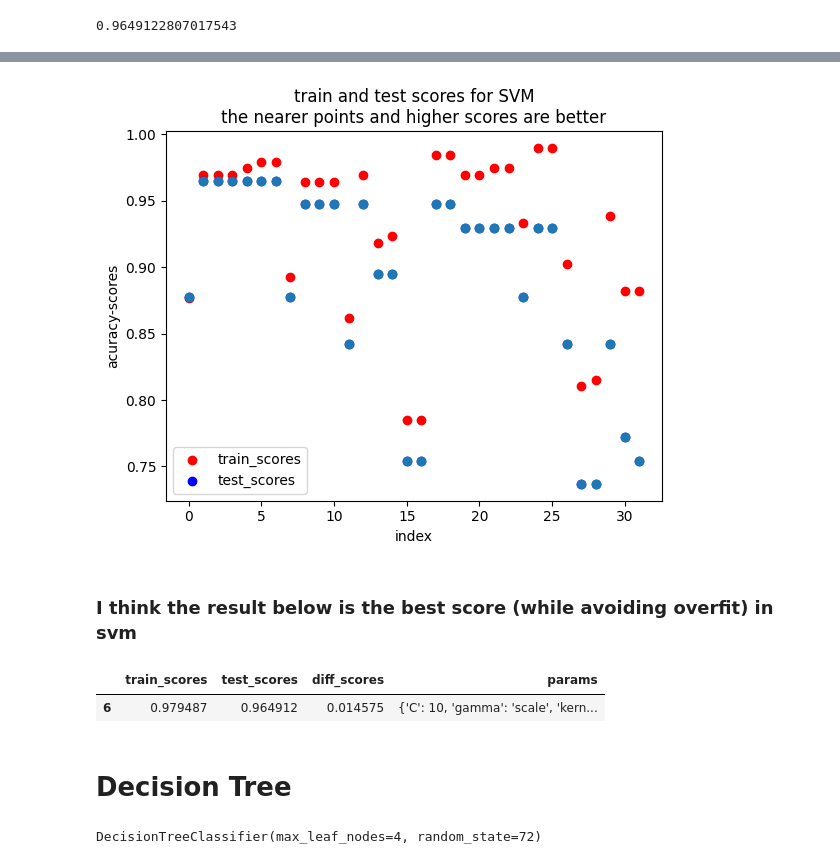
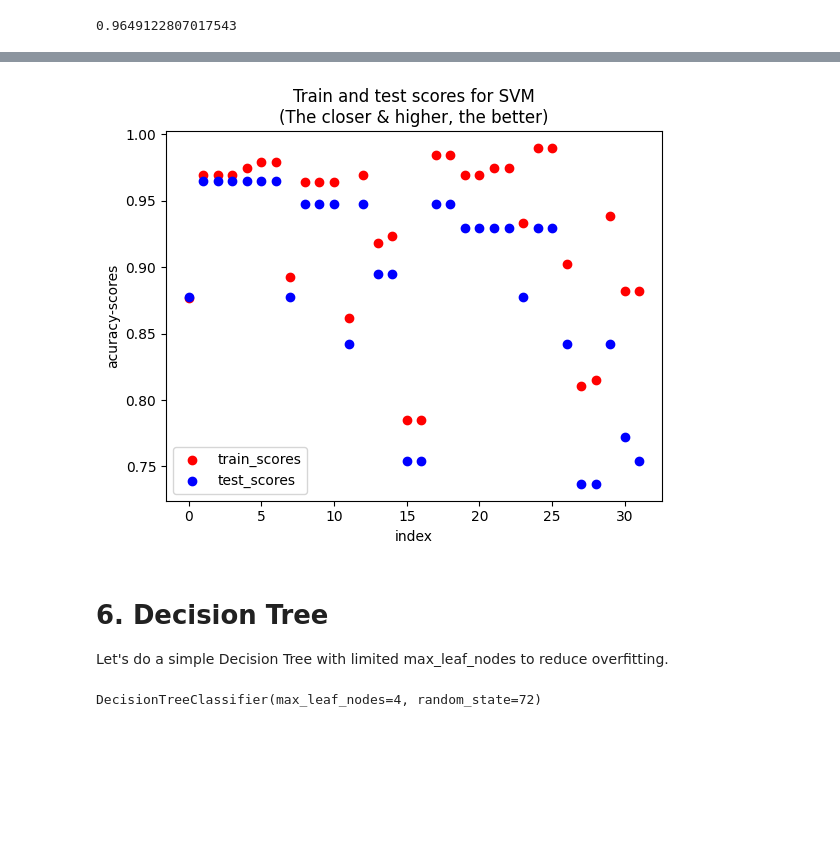
Before and after one commit to Khoshbayani/iris_DS, a Jupyter notebook: iris-matchine-learning.ipynb, the cells around one changed output, grey strips where cells are left out. Saved outputs shown, nothing was run; the diff lists cells and outputs as text; code cells hidden in the pictures; blank space fills up the shorter version.

```diff
--- a/iris-matchine-learning.ipynb
+++ b/iris-matchine-learning.ipynb
@@ -196,0 +181,6 @@ svm_grid_search.best_params_  # Get the best parameters from the grid search
+# %%
+# Re-split data to a different ratio just to see different test sizes.
+# (But typically you'd keep the same, unless you wanted more test coverage etc.)
+X_train, X_test, y_train, y_test = train_test_split(
+    X, y, test_size=0.44, random_state=72
+)
@@ -196,0 +204,10 @@ svm_grid_search.best_params_  # Get the best parameters from the grid search
+# %%
+params = {
+    'kernel': ['linear','poly','rbf','sigmoid'],
+    'C': [0.1,1,10,100],
+    'gamma': ['scale','auto']
+}
+cv = ShuffleSplit(n_splits=3, test_size=0.22, random_state=72)
+svm_grid_search = GridSearchCV(svm, param_grid=params, cv=cv, return_train_score=True, verbose=10)
+svm_grid_search.fit(X_train, y_train)
+svm_grid_search
@@ -220,6 +261,8 @@ svm_grid_search.cv_results_["mean_test_score"][index_mean_diff_svm_scores]
 # %%
-svm_scores = {"train_scores":svm_train_scores,
-                "test_scores":svm_test_scores,
-                "diff_scores":diff_scores,
-                "params":svm_grid_search.cv_results_["params"],
-                }
+svm_scores_df = pd.DataFrame({
+    "train_scores": svm_train_scores,
+    "test_scores":  svm_test_scores,
+    "diff_scores":  diff_scores,
+    "params":       svm_grid_search.cv_results_["params"]
+}).sort_values(by="diff_scores", ascending=True).reset_index(drop=True)
+svm_scores_df
@@ -226,3 +286,0 @@ svm_scores = {"train_scores":svm_train_scores,
-# %%
-svm_scores_df = pd.DataFrame(svm_scores).sort_values(by="diff_scores", ascending=True).reset_index(drop=True)
-svm_scores_df
@@ -247,21 +287,15 @@ svm_scores_df
 # %%
-plt.scatter(range(len(svm_scores_df["train_scores"])),svm_scores_df["train_scores"],color="red",label="train_scores")
-plt.scatter(range(len(svm_scores_df["test_scores"])),svm_scores_df["test_scores"],color="blue",label="test_scores")
-plt.scatter(range(len(svm_scores_df["test_scores"])),svm_scores_df["test_scores"])
+# A quick scatter plot to visualize train vs test across param sets
+plt.scatter(range(len(svm_scores_df["train_scores"])), svm_scores_df["train_scores"], color="red", label="train_scores")
+plt.scatter(range(len(svm_scores_df["test_scores"])), svm_scores_df["test_scores"], color="blue", label="test_scores")
 plt.ylabel("acuracy-scores")
 plt.xlabel("index")
-plt.title("train and test scores for SVM\nthe nearer points and higher scores are better")
+plt.title("Train and test scores for SVM\n(The closer & higher, the better)")
 plt.legend()
 plt.show()
 # %% [output]
-[figure, old version]
+[figure, new version]
-# %% [markdown]
-### I think the result below is the best score (while avoiding overfit) in svm
-# %%
-svm_scores_df[6:7]
-# %% [output]
-|  | train_scores | test_scores | diff_scores | params |
-| 6 | 0.979487 | 0.964912 | 0.014575 | {'C': 10, 'gamma': 'scale', 'kern... |
-# %% [markdown]
-# Decision Tree
+# %% [markdown]
+# 6. **Decision Tree**
+Let's do a simple Decision Tree with limited max_leaf_nodes to reduce overfitting.
 # %%
```
Also changed, not shown: parts of 74 cells of this notebook.
